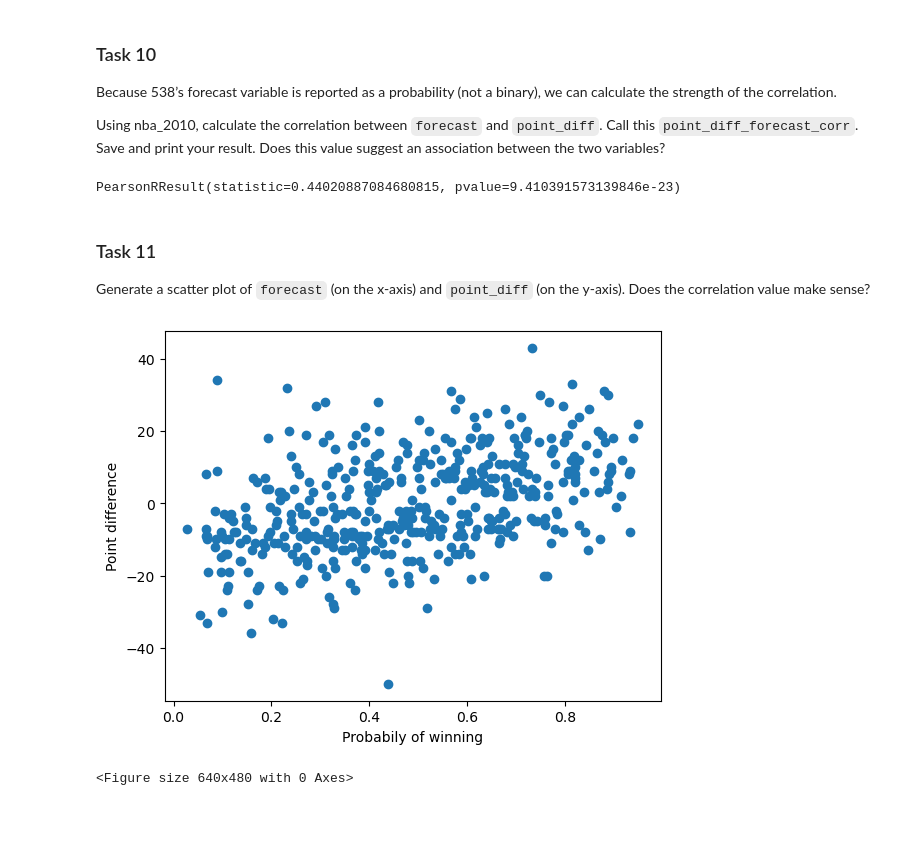
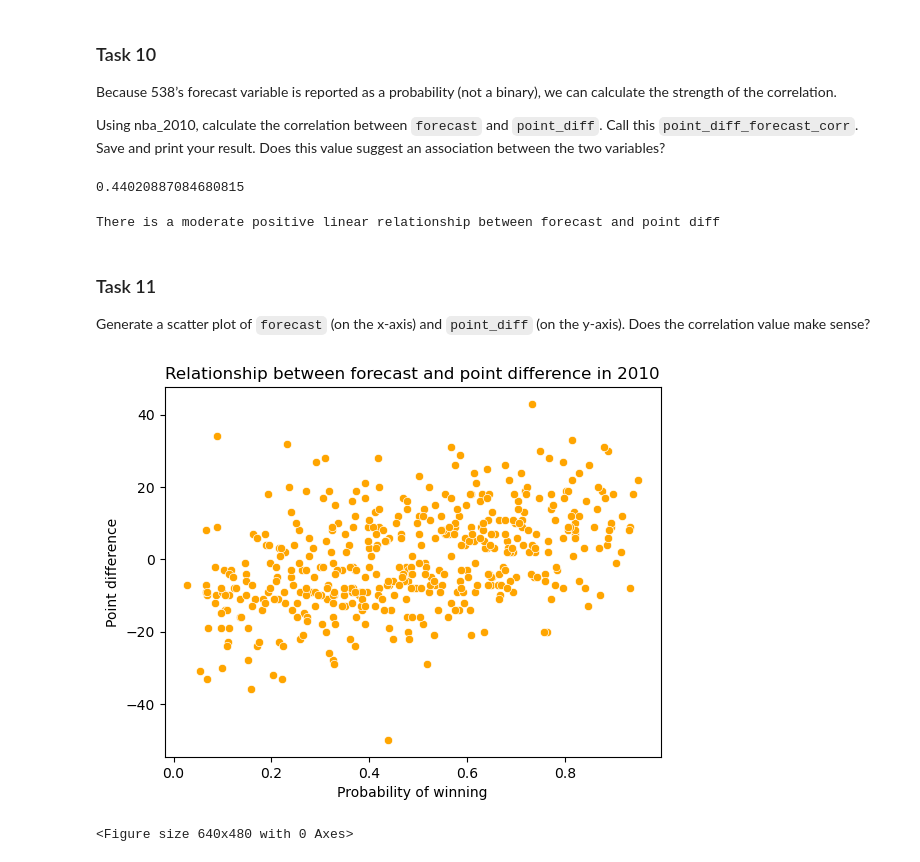
Before and after one commit to LiZoMark841619/Balazs1982, a Jupyter notebook: Jupyter_files/Codecademy_Projects/NBA/Codecademy_NBA_Trends_Project/Codecademy_NBA_Trends_Project.ipynb, the cells around one changed output. Saved outputs shown, nothing was run; the diff lists cells and outputs as text; code cells hidden in the pictures; blank space fills up the shorter version.

```diff
--- a/Jupyter_files/Codecademy_Projects/NBA/Codecademy_NBA_Trends_Project/Codecademy_NBA_Trends_Project.ipynb
+++ b/Jupyter_files/Codecademy_Projects/NBA/Codecademy_NBA_Trends_Project/Codecademy_NBA_Trends_Project.ipynb
@@ -185,19 +232,24 @@ Using nba_2010, calculate the correlation between `forecast` and `point_diff`. C
 # %%
 point_diff_forecast_corr = pearsonr(nba_2010.forecast, nba_2010.point_diff)
 # %%
-point_diff_forecast_corr
+point_diff_forecast_corr[0]
 # %% [output]
-PearsonRResult(statistic=0.44020887084680815, pvalue=9.410391573139846e-23)
+0.44020887084680815
+# %%
+print('There is a moderate positive linear relationship between forecast and point diff')
+# %% [output]
+There is a moderate positive linear relationship between forecast and point diff
 # %% [markdown]
 ### Task 11
 
 Generate a scatter plot of `forecast` (on the x-axis) and `point_diff` (on the y-axis). Does the correlation value make sense?
 # %%
-plt.scatter('forecast', 'point_diff', data=nba_2010)
-plt.xlabel('Probabily of winning')
+sns.scatterplot(x='forecast', y='point_diff', data=nba_2010, color='orange')
+plt.title('Relationship between forecast and point difference in 2010')
+plt.xlabel('Probability of winning')
 plt.ylabel('Point difference')
 plt.show()
 plt.clf()
 # %% [output]
-[figure, old version]
+[figure, new version]
 <Figure size 640x480 with 0 Axes>
```
Also changed, not shown: parts of 8 cells of this notebook.
